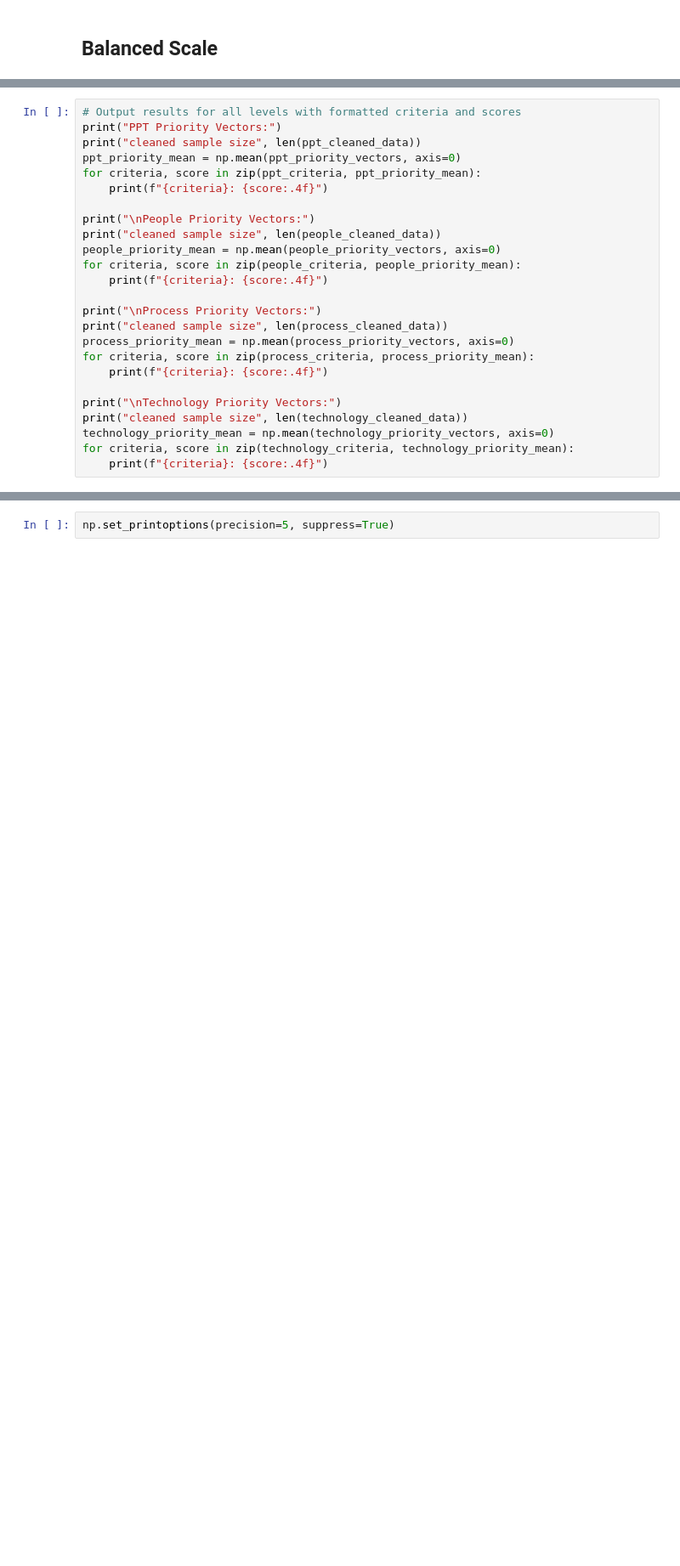
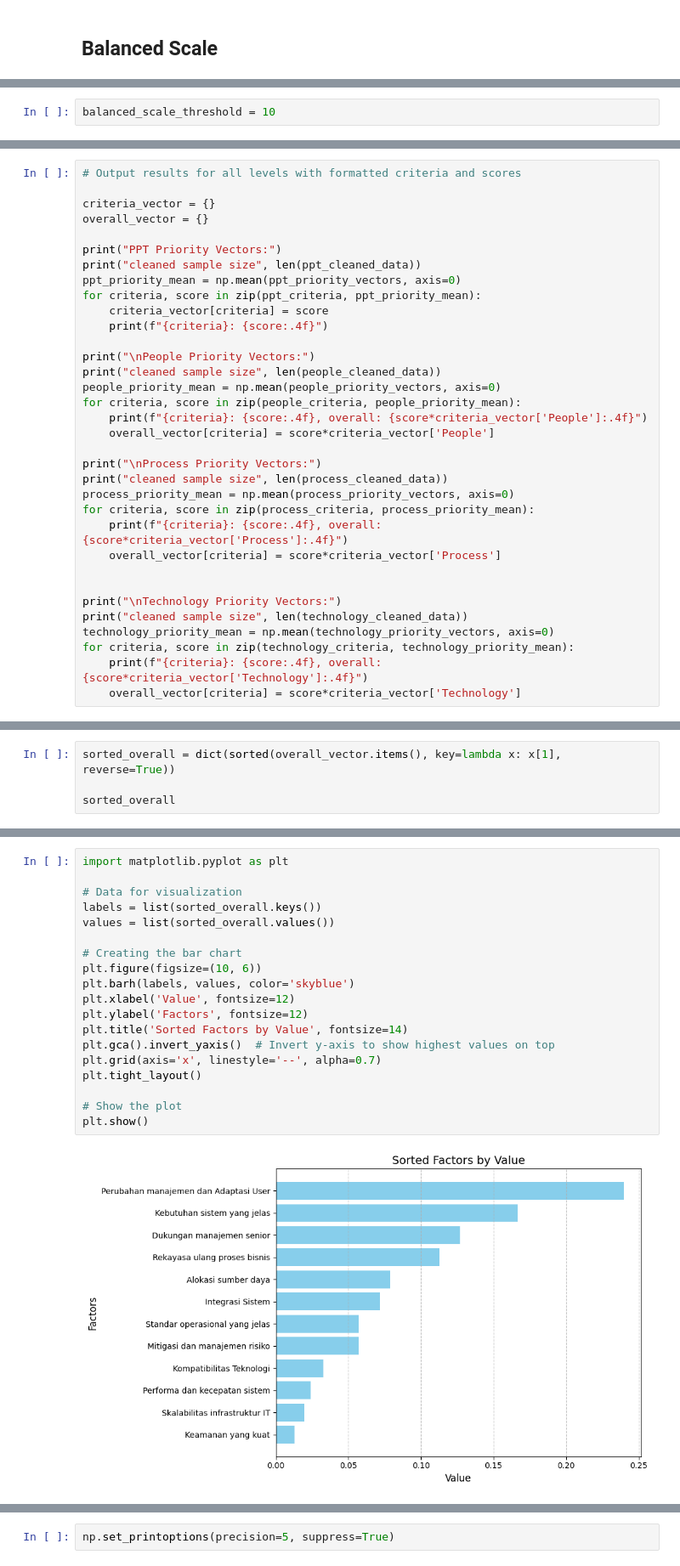
Before and after one commit to jonfelix1/tugas-sip, a Jupyter notebook: ahp_calc/ahp_calc_cleaned.ipynb, the cells around one changed output, grey strips where cells are left out. Shown at 85% size. Saved outputs shown, nothing was run; the diff lists cells and outputs as text; blank space fills up the shorter version.

```diff
--- a/ahp_calc/ahp_calc_cleaned.ipynb
+++ b/ahp_calc/ahp_calc_cleaned.ipynb
@@ -348,3 +241,5 @@ balanced_scale_threshold = 0.2
+# %%
+balanced_scale_threshold = 10
 # %%
 # Clean and process PPT level
 ppt_cleaned_data = clean_data(data, ppt_criteria_pairs, ppt_criteria, response_scale_balanced, balanced_scale_threshold)
@@ -485,27 +326,36 @@ Performa dan kecepatan sistem: 0.1832
 # %%
 # Output results for all levels with formatted criteria and scores
+
+criteria_vector = {}
+overall_vector = {}
+
 print("PPT Priority Vectors:")
 print("cleaned sample size", len(ppt_cleaned_data))
 ppt_priority_mean = np.mean(ppt_priority_vectors, axis=0)
 for criteria, score in zip(ppt_criteria, ppt_priority_mean):
+    criteria_vector[criteria] = score
     print(f"{criteria}: {score:.4f}")
 
 print("\nPeople Priority Vectors:")
 print("cleaned sample size", len(people_cleaned_data))
 people_priority_mean = np.mean(people_priority_vectors, axis=0)
 for criteria, score in zip(people_criteria, people_priority_mean):
-    print(f"{criteria}: {score:.4f}")
+    print(f"{criteria}: {score:.4f}, overall: {score*criteria_vector['People']:.4f}")
+    overall_vector[criteria] = score*criteria_vector['People']
 
 print("\nProcess Priority Vectors:")
 print("cleaned sample size", len(process_cleaned_data))
 process_priority_mean = np.mean(process_priority_vectors, axis=0)
 for criteria, score in zip(process_criteria, process_priority_mean):
-    print(f"{criteria}: {score:.4f}")
+    print(f"{criteria}: {score:.4f}, overall: {score*criteria_vector['Process']:.4f}")
+    overall_vector[criteria] = score*criteria_vector['Process']
+
 
 print("\nTechnology Priority Vectors:")
 print("cleaned sample size", len(technology_cleaned_data))
 technology_priority_mean = np.mean(technology_priority_vectors, axis=0)
 for criteria, score in zip(technology_criteria, technology_priority_mean):
-    print(f"{criteria}: {score:.4f}")
+    print(f"{criteria}: {score:.4f}, overall: {score*criteria_vector['Technology']:.4f}")
+    overall_vector[criteria] = score*criteria_vector['Technology']
 # %% [output]
 PPT Priority Vectors:
@@ -527,0 +378,4 @@ Performa dan kecepatan sistem: 0.1832
+# %%
+sorted_overall = dict(sorted(overall_vector.items(), key=lambda x: x[1], reverse=True))
+
+sorted_overall
@@ -527,0 +395,21 @@ Performa dan kecepatan sistem: 0.1832
+# %%
+import matplotlib.pyplot as plt
+
+# Data for visualization
+labels = list(sorted_overall.keys())
+values = list(sorted_overall.values())
+
+# Creating the bar chart
+plt.figure(figsize=(10, 6))
+plt.barh(labels, values, color='skyblue')
+plt.xlabel('Value', fontsize=12)
+plt.ylabel('Factors', fontsize=12)
+plt.title('Sorted Factors by Value', fontsize=14)
+plt.gca().invert_yaxis()  # Invert y-axis to show highest values on top
+plt.grid(axis='x', linestyle='--', alpha=0.7)
+plt.tight_layout()
+
+# Show the plot
+plt.show()
+# %% [output]
+[figure, added]
```
Also changed, not shown: parts of 31 cells of this notebook.
